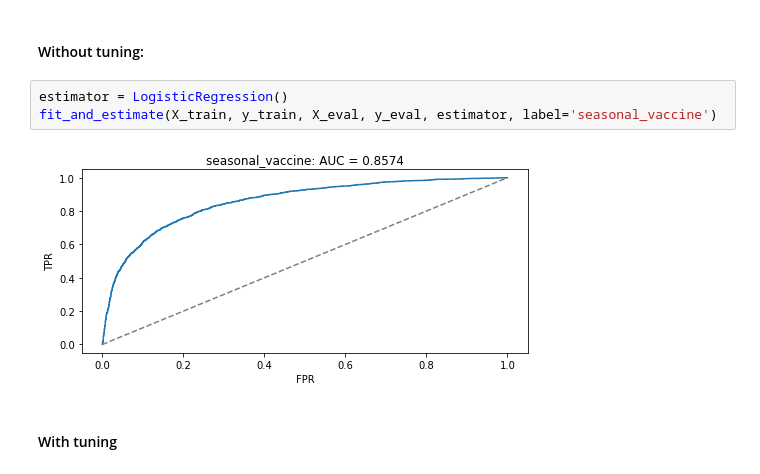
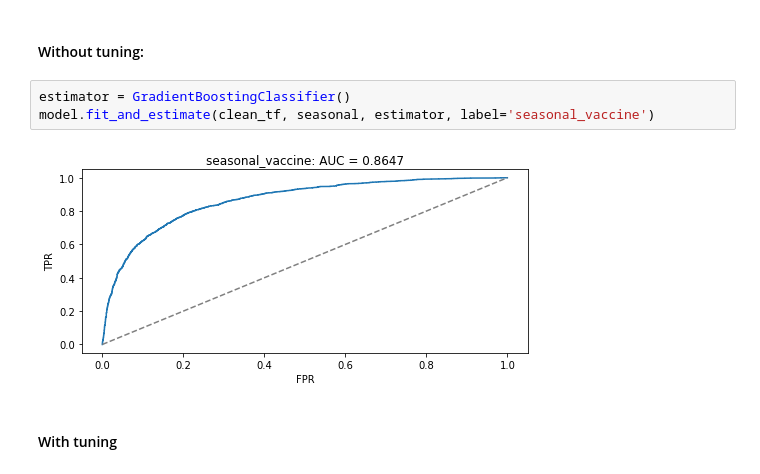
Before and after one commit to harikiran-mudipalli/Flu_Shot_Learning, a Jupyter notebook: Models.ipynb, the cells around one changed output. Drawn from its saved outputs; the diff is of its cells as text.

```diff
--- a/Models.ipynb
+++ b/Models.ipynb
@@ -241,9 +242,9 @@ X_train, X_eval, y_train, y_eval = train_test_split(
 # %% [markdown]
 #### Without tuning:
 # %%
-estimator = LogisticRegression()
-fit_and_estimate(X_train, y_train, X_eval, y_eval, estimator, label='seasonal_vaccine')
+estimator = GradientBoostingClassifier()
+model.fit_and_estimate(clean_tf, seasonal, estimator, label='seasonal_vaccine')
 # %% [output]
-[figure, old version]
+[figure, new version]
 # %% [markdown]
 #### With tuning
```
Also changed, not shown: parts of 10 cells of this notebook, 3 other files.
